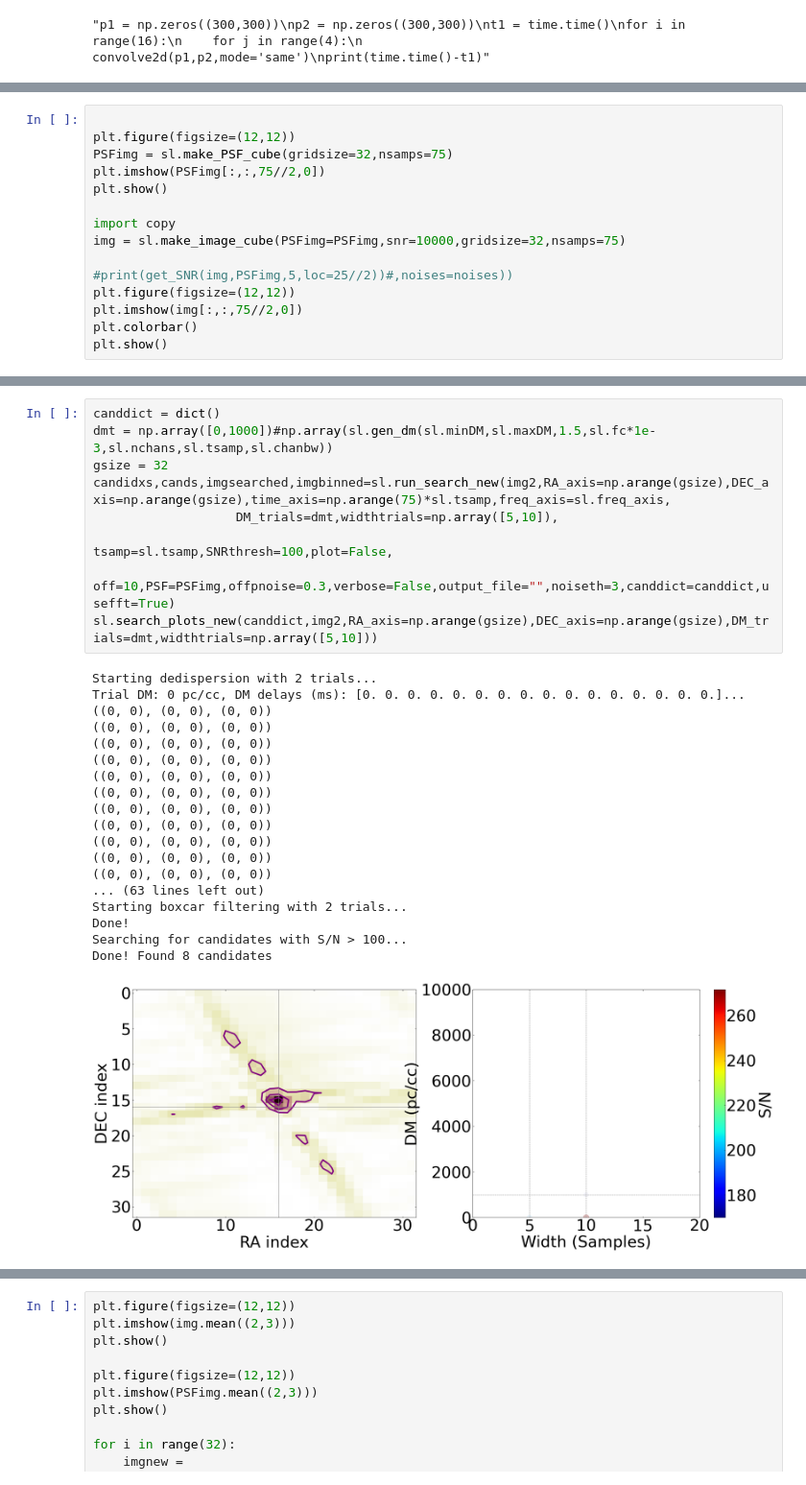
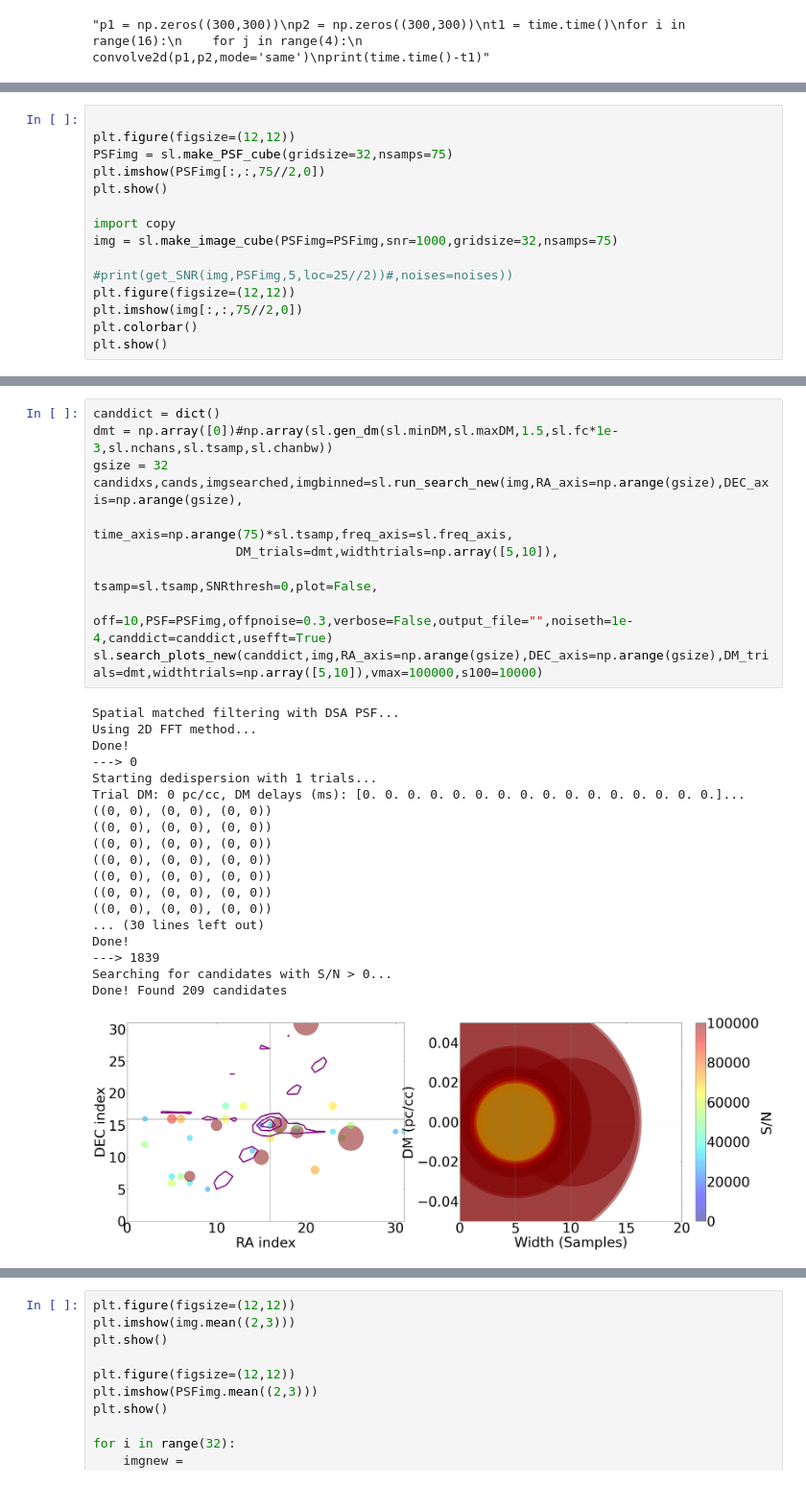
Before and after one commit to dsa110/dsa110-nsfrb, a Jupyter notebook: scripts/SearchAlgorithmTuning_V1.ipynb, the cells around one changed output, grey strips where cells are left out. Shown at 96% size. Saved outputs shown, nothing was run; the diff lists cells and outputs as text.

```diff
--- a/scripts/SearchAlgorithmTuning_V1.ipynb
+++ b/scripts/SearchAlgorithmTuning_V1.ipynb
@@ -836,7 +832,7 @@ plt.imshow(PSFimg[:,:,75//2,0])
 plt.show()
 
 import copy
-img = sl.make_image_cube(PSFimg=PSFimg,snr=10000,gridsize=32,nsamps=75)
+img = sl.make_image_cube(PSFimg=PSFimg,snr=1000,gridsize=32,nsamps=75)
 
 #print(get_SNR(img,PSFimg,5,loc=25//2))#,noises=noises))
 plt.figure(figsize=(12,12))
@@ -907,28 +957,29 @@ candidxs
 # %%
 canddict = dict()
-dmt = np.array([0,1000])#np.array(sl.gen_dm(sl.minDM,sl.maxDM,1.5,sl.fc*1e-3,sl.nchans,sl.tsamp,sl.chanbw))
+dmt = np.array([0])#np.array(sl.gen_dm(sl.minDM,sl.maxDM,1.5,sl.fc*1e-3,sl.nchans,sl.tsamp,sl.chanbw))
 gsize = 32
-candidxs,cands,imgsearched,imgbinned=sl.run_search_new(img2,RA_axis=np.arange(gsize),DEC_axis=np.arange(gsize),time_axis=np.arange(75)*sl.tsamp,freq_axis=sl.freq_axis,
+candidxs,cands,imgsearched,imgbinned=sl.run_search_new(img,RA_axis=np.arange(gsize),DEC_axis=np.arange(gsize),
+                                                       time_axis=np.arange(75)*sl.tsamp,freq_axis=sl.freq_axis,
                    DM_trials=dmt,widthtrials=np.array([5,10]),
-                                                       tsamp=sl.tsamp,SNRthresh=100,plot=False,
-                   off=10,PSF=PSFimg,offpnoise=0.3,verbose=False,output_file="",noiseth=3,canddict=canddict,usefft=True)
-sl.search_plots_new(canddict,img2,RA_axis=np.arange(gsize),DEC_axis=np.arange(gsize),DM_trials=dmt,widthtrials=np.array([5,10]))
+                                                       tsamp=sl.tsamp,SNRthresh=0,plot=False,
+                   off=10,PSF=PSFimg,offpnoise=0.3,verbose=False,output_file="",noiseth=1e-4,canddict=canddict,usefft=True)
+sl.search_plots_new(canddict,img,RA_axis=np.arange(gsize),DEC_axis=np.arange(gsize),DM_trials=dmt,widthtrials=np.array([5,10]),vmax=100000,s100=10000)
 # %% [output]
-Starting dedispersion with 2 trials...
+Spatial matched filtering with DSA PSF...
+Using 2D FFT method...
+Done!
+---> 0
+Starting dedispersion with 1 trials...
 Trial DM: 0 pc/cc, DM delays (ms): [0. 0. 0. 0. 0. 0. 0. 0. 0. 0. 0. 0. 0. 0. 0. 0.]...((0, 0), (0, 0), (0, 0))
 ((0, 0), (0, 0), (0, 0))
 ((0, 0), (0, 0), (0, 0))
 ((0, 0), (0, 0), (0, 0))
 ((0, 0), (0, 0), (0, 0))
 ((0, 0), (0, 0), (0, 0))
 ((0, 0), (0, 0), (0, 0))
-((0, 0), (0, 0), (0, 0))
-((0, 0), (0, 0), (0, 0))
-((0, 0), (0, 0), (0, 0))
-((0, 0), (0, 0), (0, 0))
-... (63 lines left out)
-Starting boxcar filtering with 2 trials...
+... (30 lines left out)
 Done!
-Searching for candidates with S/N > 100...
-Done! Found 8 candidates
+---> 1839
+Searching for candidates with S/N > 0...
+Done! Found 209 candidates
-[figure, old version]
+[figure, new version]
```
Also changed, not shown: parts of 16 cells of this notebook, 4 other files.
